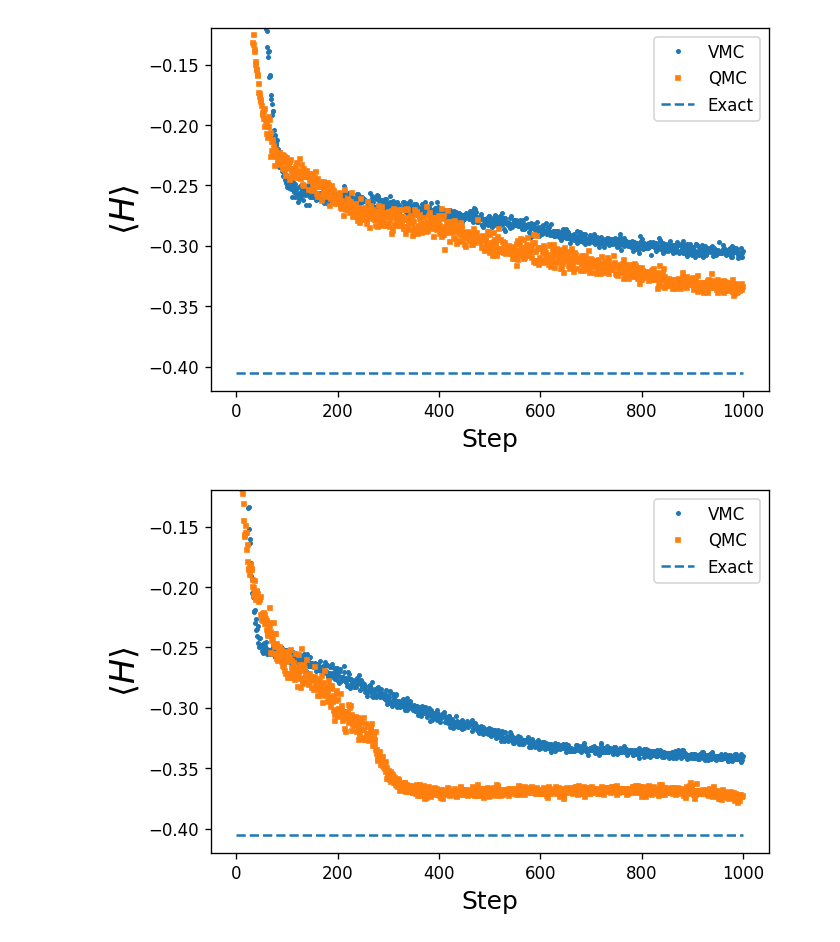
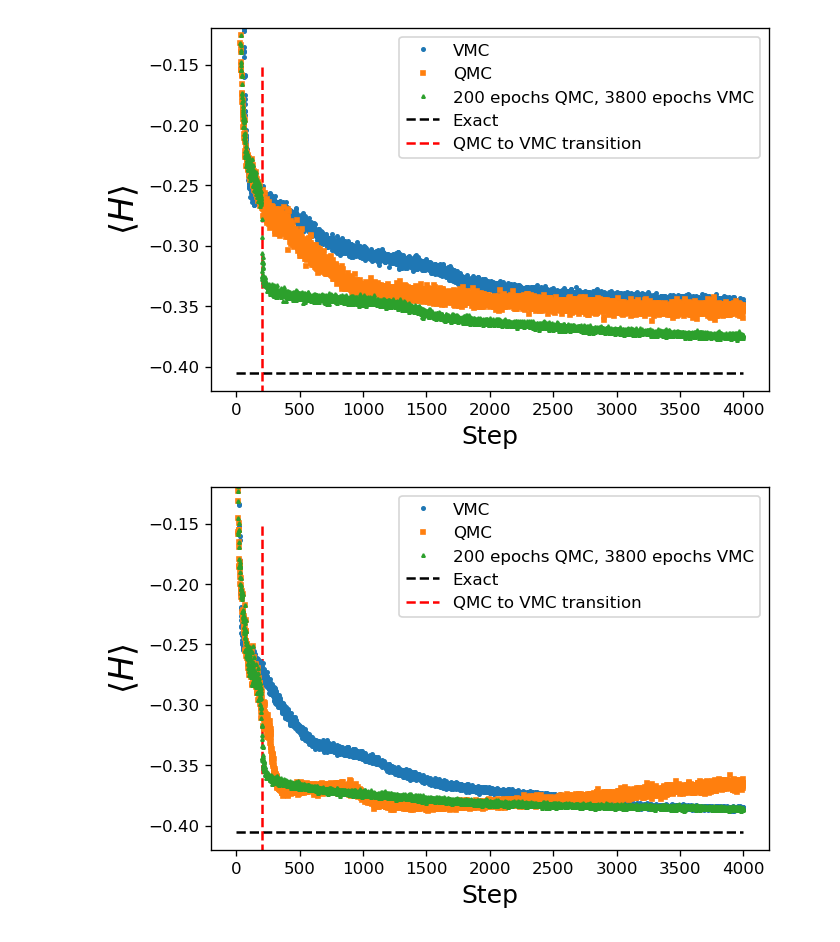
Before and after one commit to MelkoCollective/NeuralNetworks-for-Quantum, a Jupyter notebook: src_qmc_vmc/experiments/8x8/Analysis.ipynb, the cells around one changed output. Drawn from its saved outputs; the diff is of its cells as text; code cells hidden in the pictures.

```diff
--- a/src_qmc_vmc/experiments/8x8/Analysis.ipynb
+++ b/src_qmc_vmc/experiments/8x8/Analysis.ipynb
@@ -6,14 +6,16 @@ import random
 #L=8
 exact_energy = -0.40518005298872917
 # %%
-def FigPlot(qmc_energy,vmc_energy):
+def FigPlot(qmc_energy,vmc_energy,qmc_vmc_energy):
 
     fig = plt.figure(1,figsize=(6,4), dpi=120, facecolor='w', edgecolor='k')
 
     plt.plot(vmc_energy,marker='o',markersize=2,linewidth=0.0,markevery=1,label="VMC")
     plt.plot(qmc_energy,marker='s',markersize=2,linewidth=0.0,markevery=1,label="QMC")
+    plt.plot(qmc_vmc_energy,marker='^',markersize=2,linewidth=0.0,markevery=1,label="200 epochs QMC, 3800 epochs VMC")
 
-    plt.hlines(exact_energy,0, 1000 ,linestyle="--",label="Exact")
+    plt.hlines(exact_energy,0, 4000 ,linestyle="--",label="Exact")
+    plt.vlines(200,-0.5,-0.15,linestyle="--",color='red',label="QMC to VMC transition")
 
 
     plt.xlabel("Step",fontsize=15)
@@ -27,15 +29,19 @@ def FigPlot(qmc_energy,vmc_energy):
 # %%
 a_file = open("nh8/QMC_Full/E_QMC_8_8.dat", "r")
 qmc_1 = np.loadtxt(a_file)
 a_file.close()
 
 a_file = open("nh8/VMC_Full/E_VMC_8_8.dat", "r")
 vmc_1 = np.loadtxt(a_file)
 a_file.close()
 
-FigPlot(qmc_1,vmc_1)
+a_file = open("nh8/QMC_VMC/E_QMC_VMC_8_8.dat", "r")
+qmc_vmc_1 = np.loadtxt(a_file)
+a_file.close()
+
+FigPlot(qmc_1,vmc_1,qmc_vmc_1)
 # %% [output]
-[figure, old version]
+[figure, new version]
 # %%
 a_file = open("nh16/QMC_Full/E_QMC_8_16.dat", "r")
 qmc_2 = np.loadtxt(a_file)
@@ -45,7 +51,11 @@ a_file = open("nh16/VMC_Full/E_VMC_8_16.dat", "r")
 vmc_2 = np.loadtxt(a_file)
 a_file.close()
 
-FigPlot(qmc_2,vmc_2)
+a_file = open("nh16/QMC_VMC/E_QMC_VMC_8_16.dat", "r")
+qmc_vmc_2 = np.loadtxt(a_file)
+a_file.close()
+
+FigPlot(qmc_2,vmc_2,qmc_vmc_2)
 # %% [output]
-[figure, old version]
+[figure, new version]
 # %%
```
Also changed, not shown: parts of 3 cells of this notebook, 3 other files.
